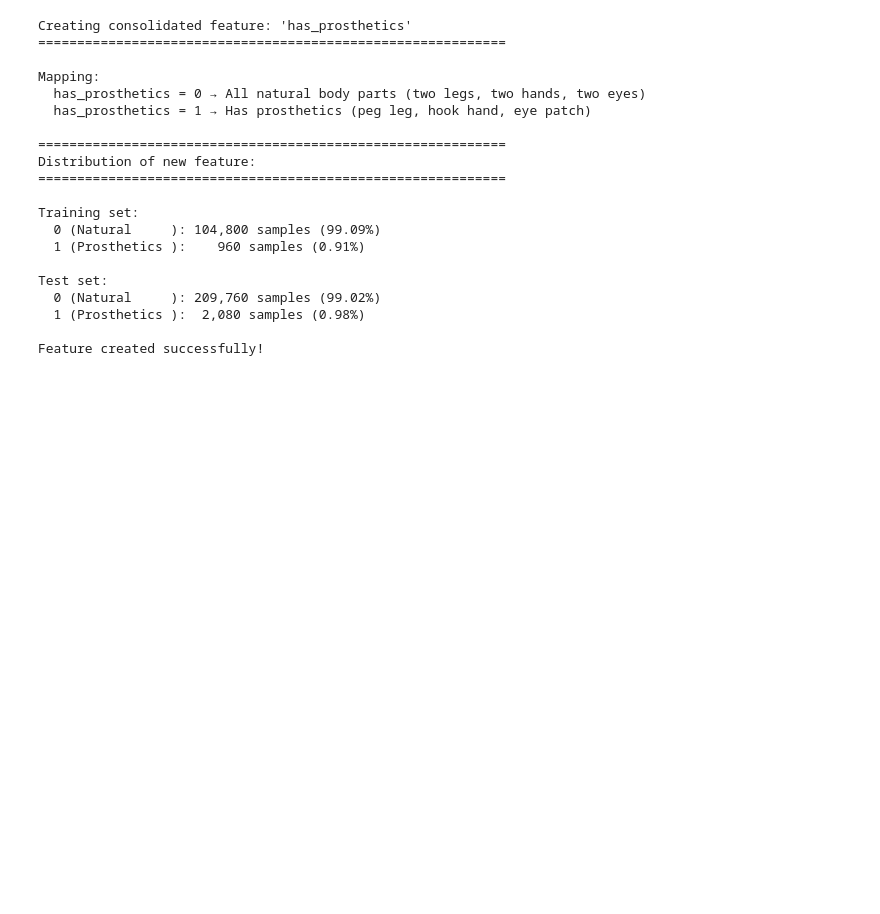
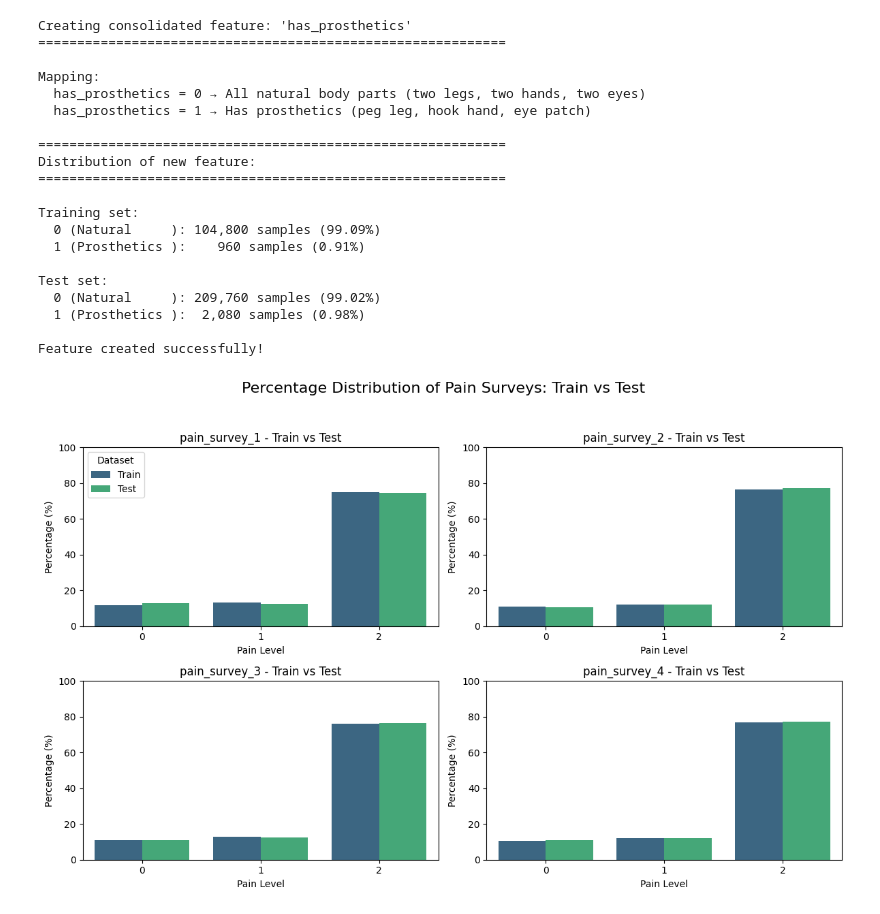
Before and after one commit to francinze/Ch_An2DL, a Jupyter notebook: data_exploration.ipynb, the cells around one changed output. Drawn from its saved outputs; the diff is of its cells as text; code cells hidden in the pictures; blank space fills up the shorter version.

```diff
--- a/data_exploration.ipynb
+++ b/data_exploration.ipynb
@@ -187,8 +191,7 @@ for value, count in test_dist.items():
 
 
 # Columns to drop
-cols_to_drop = ['n_legs', 'n_hands', 'n_eyes',
-                'n_legs_encoded', 'n_hands_encoded', 'n_eyes_encoded']
+cols_to_drop = body_cols + correlation_features
 
 # Drop from both train and test
 df_train = df_train.drop(columns=[col for col in cols_to_drop if col in df_train.columns])
@@ -216,3 +219,46 @@ Test set:
   1 (Prosthetics ):  2,080 samples (0.98%)
 
 Feature created successfully!
+# %%
+fig, axes = plt.subplots(2, 2, figsize=(12, 8))
+axes = axes.flatten()
+
+for i, col in enumerate(pain_survey_cols):
+    ax = axes[i]
+
+    # percentages
+    train_pct = df_train[col].value_counts(normalize=True).mul(100)
+    test_pct = df_test[col].value_counts(normalize=True).mul(100)
+
+    # ensure same levels and sorted order
+    levels = sorted(set(train_pct.index).union(set(test_pct.index)))
+    train_pct = train_pct.reindex(levels, fill_value=0)
+    test_pct = test_pct.reindex(levels, fill_value=0)
+
+    # prepare long dataframe for seaborn
+    plot_df = pd.DataFrame({
+        'Pain Level': levels,
+        'Train': train_pct.values,
+        'Test': test_pct.values
+    }).melt(id_vars='Pain Level', var_name='Dataset', value_name='percentage')
+
+    sns.barplot(x='Pain Level', y='percentage', hue='Dataset', data=plot_df, ax=ax, palette='viridis')
+    ax.set_title(f'{col} - Train vs Test')
+    ax.set_xlabel('Pain Level')
+    ax.set_ylabel('Percentage (%)')
+    ax.set_ylim(0, 100)
+
+    # keep legend only on the first subplot
+    try:
+        if i == 0:
+            ax.legend(title='Dataset')
+        else:
+            ax.get_legend().remove()
+    except Exception:
+        pass
+
+fig.suptitle('Percentage Distribution of Pain Surveys: Train vs Test', fontsize=16)
+plt.tight_layout(rect=[0, 0.03, 1, 0.95])
+plt.show()
+# %% [output]
+[figure, added]
```
Also changed, not shown: parts of 9 cells of this notebook.
